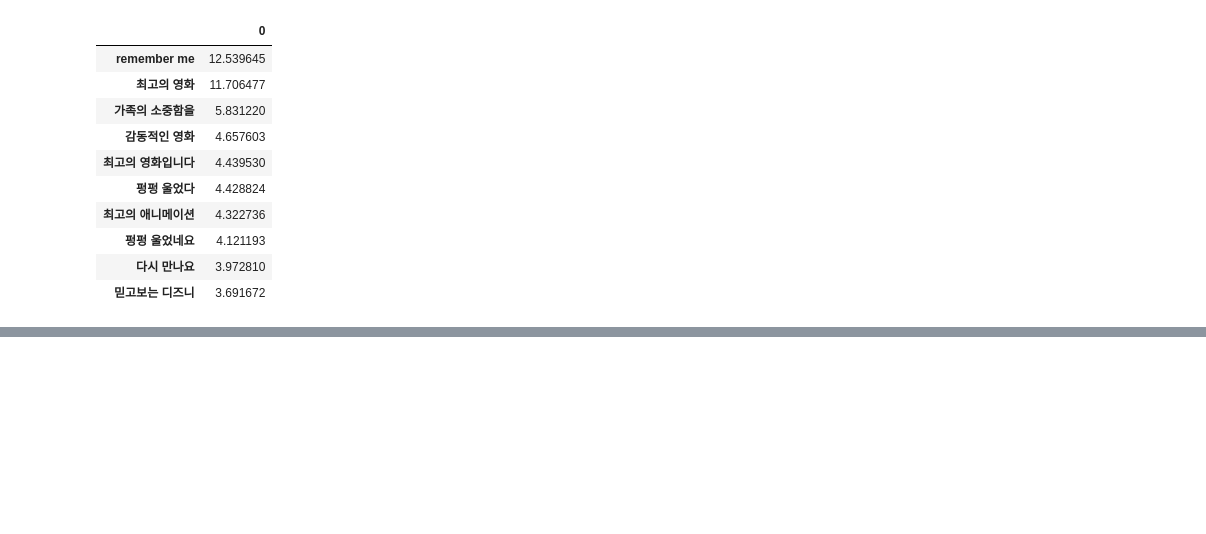
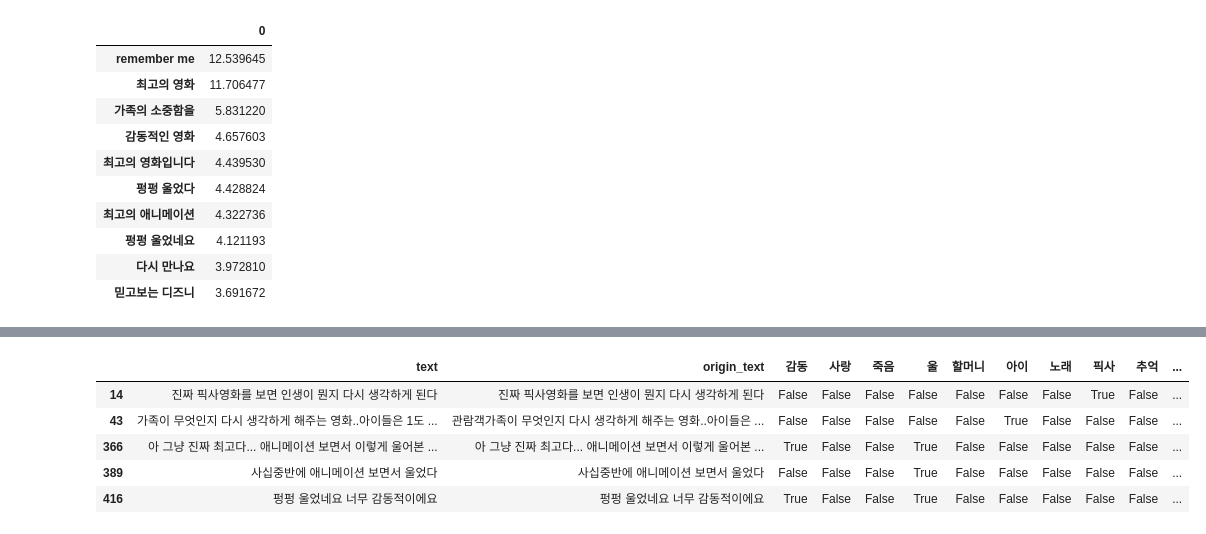
Before and after one commit to jdrae/data-visualization-practice, a Jupyter notebook: Comment analysis.ipynb, the cells around one changed output, grey strips where cells are left out. Cells and saved outputs as stored; diff of their text form; code cells hidden in the pictures; blank space fills up the shorter version.

```diff
--- a/Comment analysis.ipynb
+++ b/Comment analysis.ipynb
@@ -271,0 +332,6 @@ df_tfidf_top.head(10)
+# %%
+cls = MiniBatchKMeans(n_clusters=n_clusters, random_state=42)
+cls.fit(feature_vector)
+predict = cls.predict(feature_vector)
+df["bcluster"] = predict
+df["bcluster"].value_counts().head(10)
@@ -271,0 +350,9 @@ df_tfidf_top.head(10)
+# %%
+df[df["bcluster"] == 8].head(5)
+# %% [output]
+|  | text | origin_text | 감동 | 사랑 | 죽음 | 울 | 할머니 | 아이 | 노래 | 픽사 | 추억 | ... |
+| 14 | 진짜 픽사영화를 보면 인생이 뭔지 다시 생각하게 된다 | 진짜 픽사영화를 보면 인생이 뭔지 다시 생각하게 된다 | False | False | False | False | False | False | False | True | False | ... |
+| 43 | 가족이 무엇인지 다시 생각하게 해주는 영화..아이들은 1도 ... | 관람객가족이 무엇인지 다시 생각하게 해주는 영화..아이들은 ... | False | False | False | False | False | True | False | False | False | ... |
+| 366 | 아 그냥 진짜 최고다... 애니메이션 보면서 이렇게 울어본 ... | 아 그냥 진짜 최고다... 애니메이션 보면서 이렇게 울어본 ... | True | False | False | True | False | False | False | False | False | ... |
+| 389 | 사십중반에 애니메이션 보면서 울었다 | 사십중반에 애니메이션 보면서 울었다 | False | False | False | True | False | False | False | False | False | ... |
+| 416 | 펑펑 울었네요 너무 감동적이에요 | 펑펑 울었네요 너무 감동적이에요 | True | False | False | True | False | False | False | False | False | ... |
```
Also changed, not shown: parts of 12 cells of this notebook.
